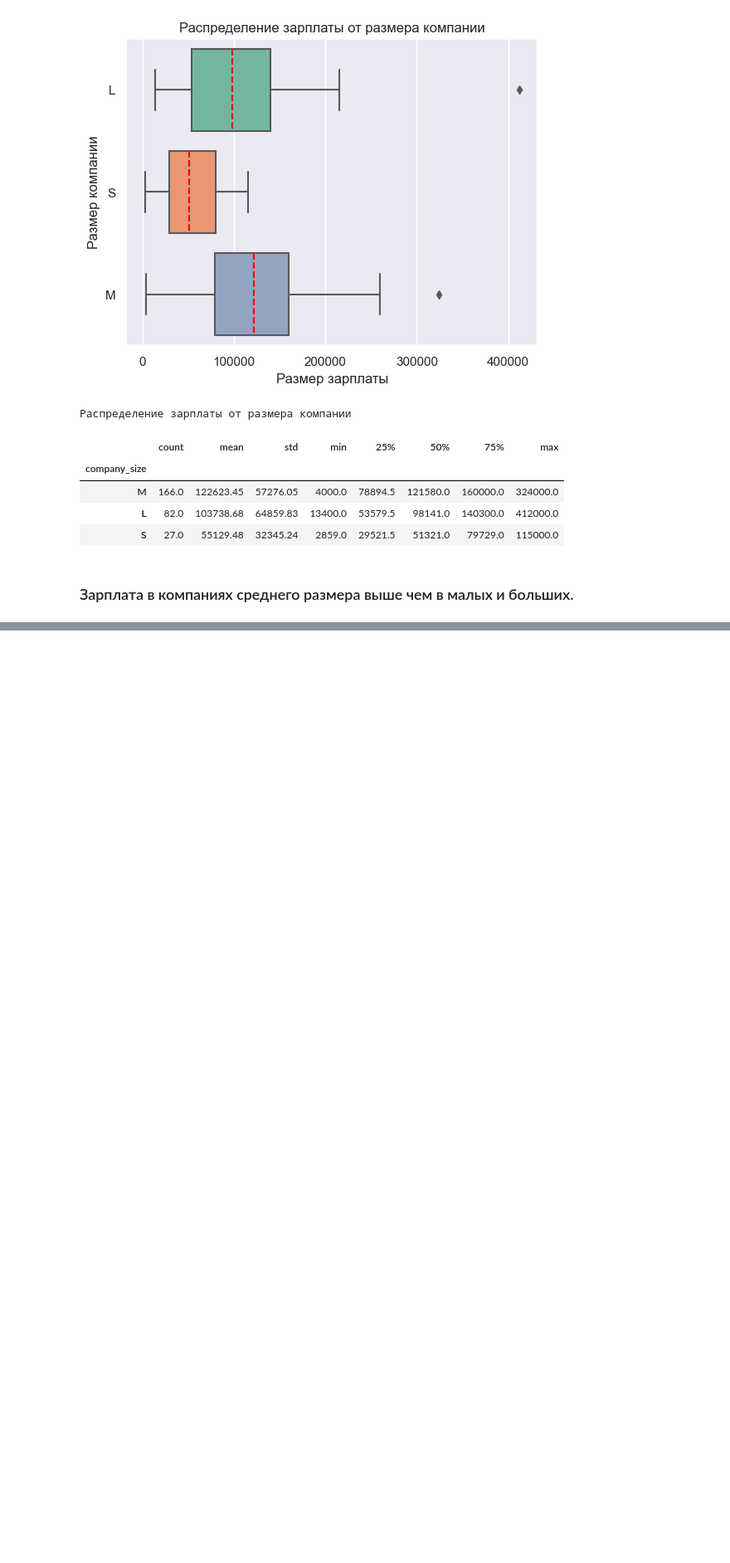
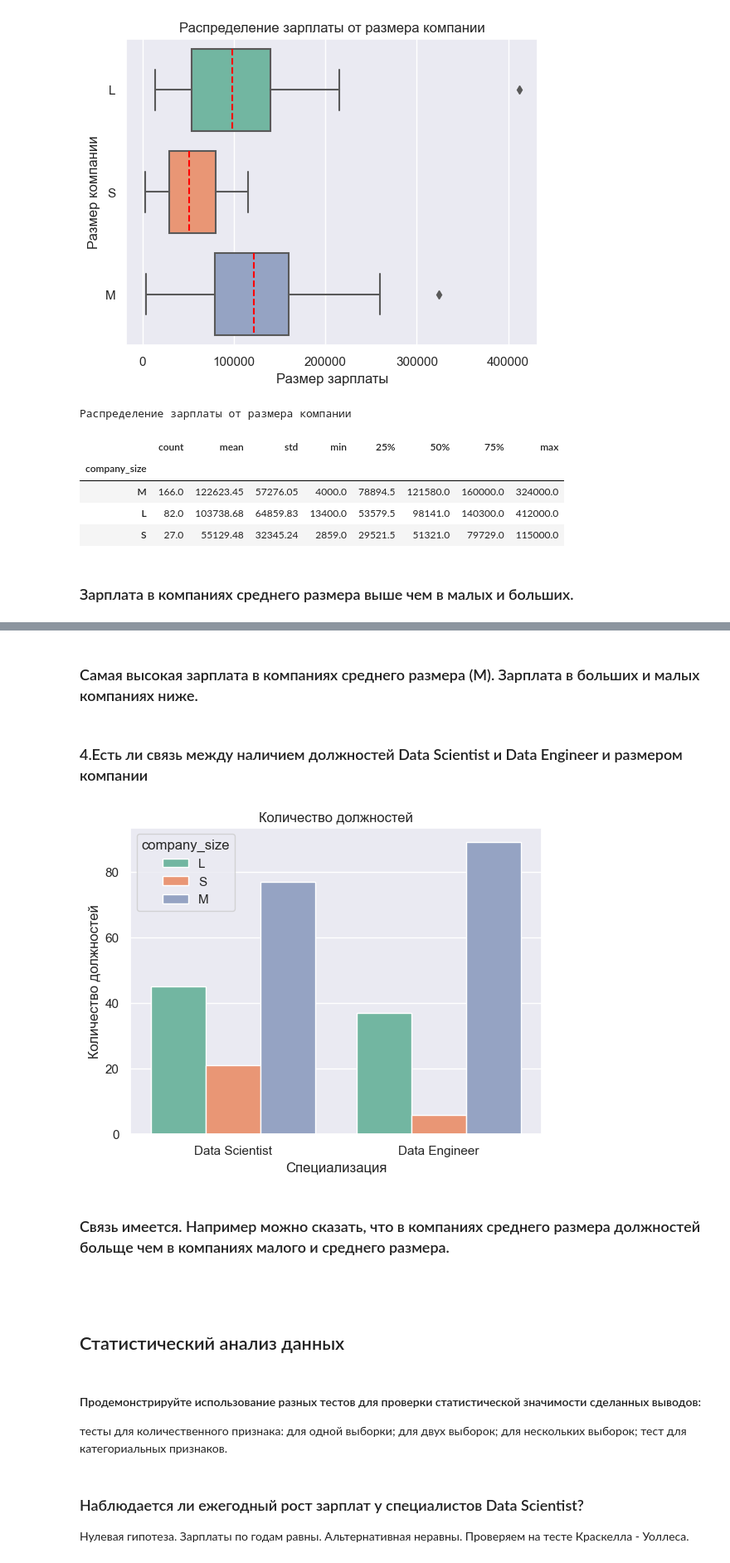
Before and after one commit to vzml/data_science, a Jupyter notebook: new/Task_EDA_vale.ipynb, the cells around one changed output, grey strips where cells are left out. Shown at 83% size. Drawn from its saved outputs; the diff is of its cells as text; code cells hidden in the pictures; blank space fills up the shorter version.

```diff
--- a/new/Task_EDA_vale.ipynb
+++ b/new/Task_EDA_vale.ipynb
@@ -290,0 +324,28 @@ data_agg.sort_values(by='mean', ascending=False)
+# %% [markdown]
+### Самая высокая зарплата в компаниях среднего размера (M). Зарплата в больших и малых компаниях ниже.
+# %% [markdown]
+### 4.Есть ли связь между наличием должностей Data Scientist и Data Engineer и размером компании
+# %%
+ax = sns.countplot(data=data_clear, x=data_clear['job_title'], hue='company_size')
+ax.set(xlabel='Специализация', ylabel='Количество должностей')
+plt.title('Количество должностей')
+plt.show()
+# %% [output]
+[figure, added]
+# %% [markdown]
+### Связь имеется. Например можно сказать, что в компаниях среднего размера должностей больще чем в компаниях малого и среднего размера.
+# %% [markdown]
+###
+# %% [markdown]
+## Статистический анализ данных
+# %% [markdown]
+#### Продемонстрируйте использование разных тестов для проверки статистической значимости сделанных выводов:
+
+тесты для количественного признака:
+для одной выборки;
+для двух выборок;
+для нескольких выборок;
+тест для категориальных признаков.
+# %% [markdown]
+###  Наблюдается ли ежегодный рост зарплат у специалистов Data Scientist?
+Нулевая гипотеза. Зарплаты по годам равны. Альтернативная неравны. Проверяем на тесте Краскелла - Уоллеса.
```
Also changed, not shown: parts of 21 cells of this notebook.
